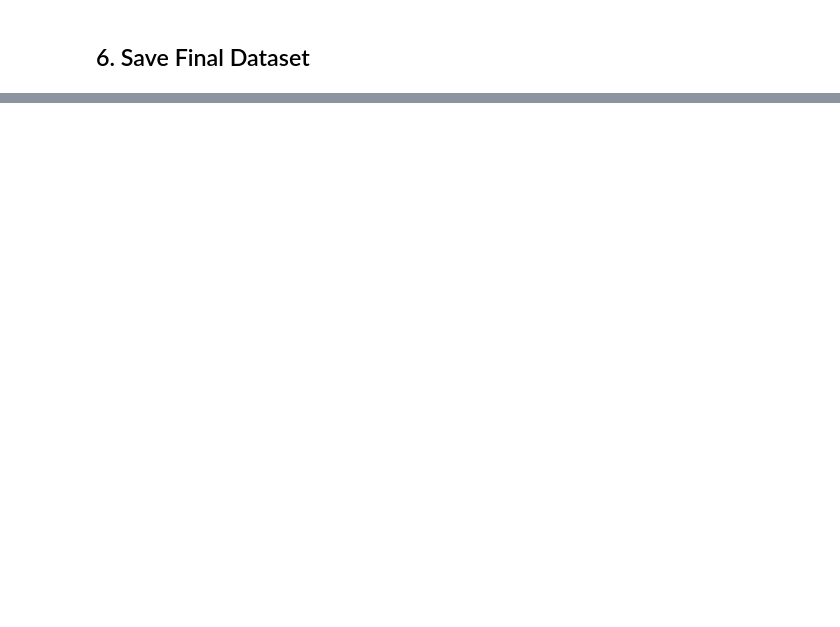
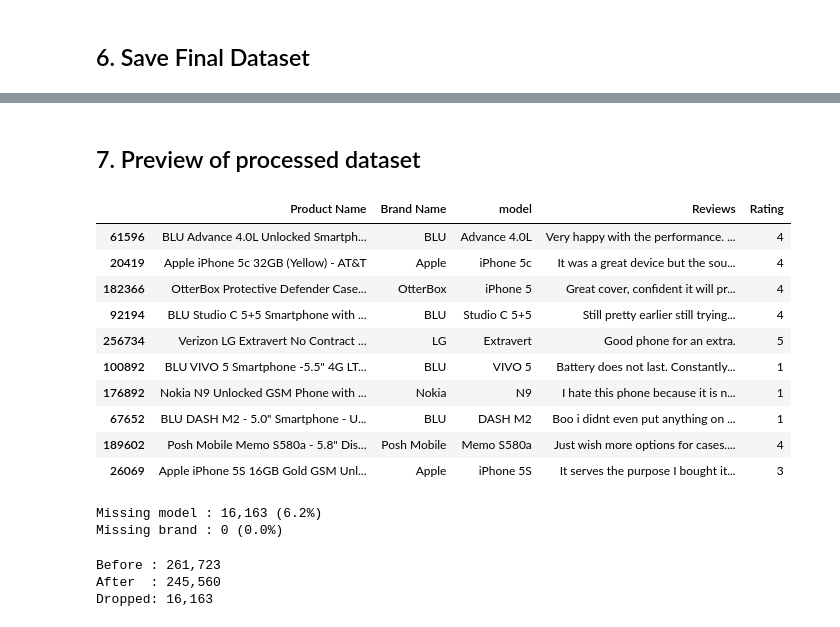
Before and after one commit to paunovicjovan/web-mining, a Jupyter notebook: Projekat/notebooks/amazon_reviews_preprocessing.ipynb, the cells around one changed output, grey strips where cells are left out. Drawn from its saved outputs; the diff is of its cells as text; code cells hidden in the pictures; blank space fills up the shorter version.

Commit message:
feat: extract phone model from Product Name column and save results to SQLite database

```diff
--- a/Projekat/notebooks/amazon_reviews_preprocessing.ipynb
+++ b/Projekat/notebooks/amazon_reviews_preprocessing.ipynb
@@ -461,0 +489,37 @@ df.head()
+# %% [markdown]
+## 7. Preview of processed dataset
+# %%
+df[['Product Name', 'Brand Name', 'model', 'Reviews', 'Rating']].sample(10)
+# %% [output]
+|  | Product Name | Brand Name | model | Reviews | Rating |
+| 61596 | BLU Advance 4.0L Unlocked Smartph... | BLU | Advance 4.0L | Very happy with the performance. ... | 4 |
+| 20419 | Apple iPhone 5c 32GB (Yellow) - AT&T | Apple | iPhone 5c | It was a great device but the sou... | 4 |
+| 182366 | OtterBox Protective Defender Case... | OtterBox | iPhone 5 | Great cover, confident it will pr... | 4 |
+| 92194 | BLU Studio C 5+5 Smartphone with ... | BLU | Studio C 5+5 | Still pretty earlier still trying... | 4 |
+| 256734 | Verizon LG Extravert No Contract ... | LG | Extravert | Good phone for an extra. | 5 |
+| 100892 | BLU VIVO 5 Smartphone -5.5" 4G LT... | BLU | VIVO 5 | Battery does not last. Constantly... | 1 |
+| 176892 | Nokia N9 Unlocked GSM Phone with ... | Nokia | N9 | I hate this phone because it is n... | 1 |
+| 67652 | BLU DASH M2 - 5.0" Smartphone - U... | BLU | DASH M2 | Boo i didnt even put anything on ... | 1 |
+| 189602 | Posh Mobile Memo S580a - 5.8" Dis... | Posh Mobile | Memo S580a | Just wish more options for cases.... | 4 |
+| 26069 | Apple iPhone 5S 16GB Gold GSM Unl... | Apple | iPhone 5S | It serves the purpose I bought it... | 3 |
+# %%
+# Missing model / brand stats
+total = len(df)
+missing_model = df['model'].isna().sum()
+missing_brand = df['Brand Name'].isna().sum()
+
+print(f"Missing model : {missing_model:,} ({100 * missing_model / total:.1f}%)")
+print(f"Missing brand : {missing_brand:,} ({100 * missing_brand / total:.1f}%)")
+# %% [output]
+Missing model : 16,163 (6.2%)
+Missing brand : 0 (0.0%)
+# %%
+# Drop rows where model could not be extracted
+df_final = df.dropna(subset=['model']).copy()
+print(f"Before : {len(df):,}")
+print(f"After  : {len(df_final):,}")
+print(f"Dropped: {len(df) - len(df_final):,}")
+# %% [output]
+Before : 261,723
+After  : 245,560
+Dropped: 16,163
```
Also changed, not shown: parts of 11 cells of this notebook, 1 other file.
